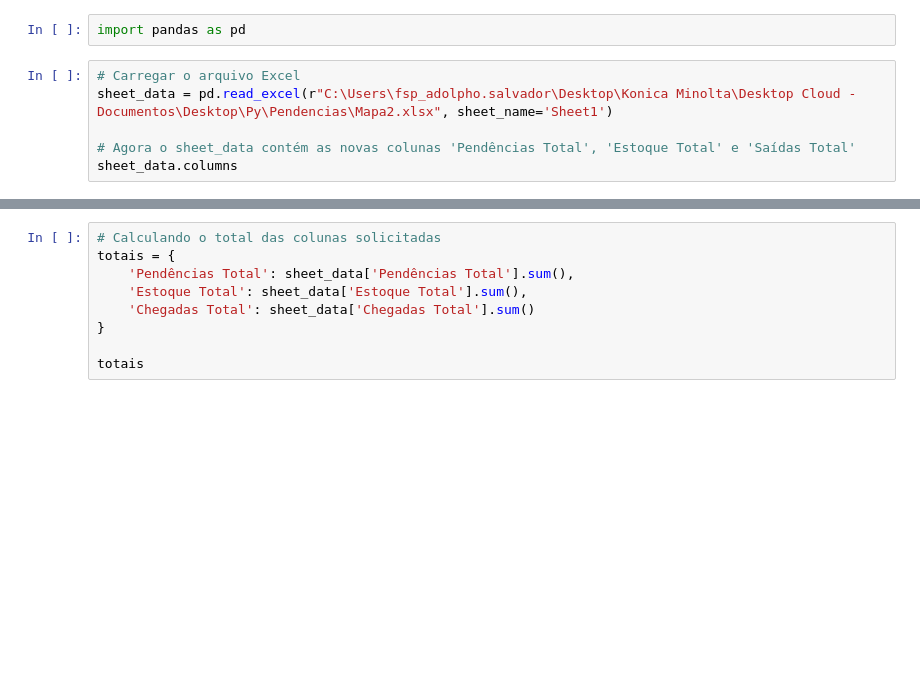
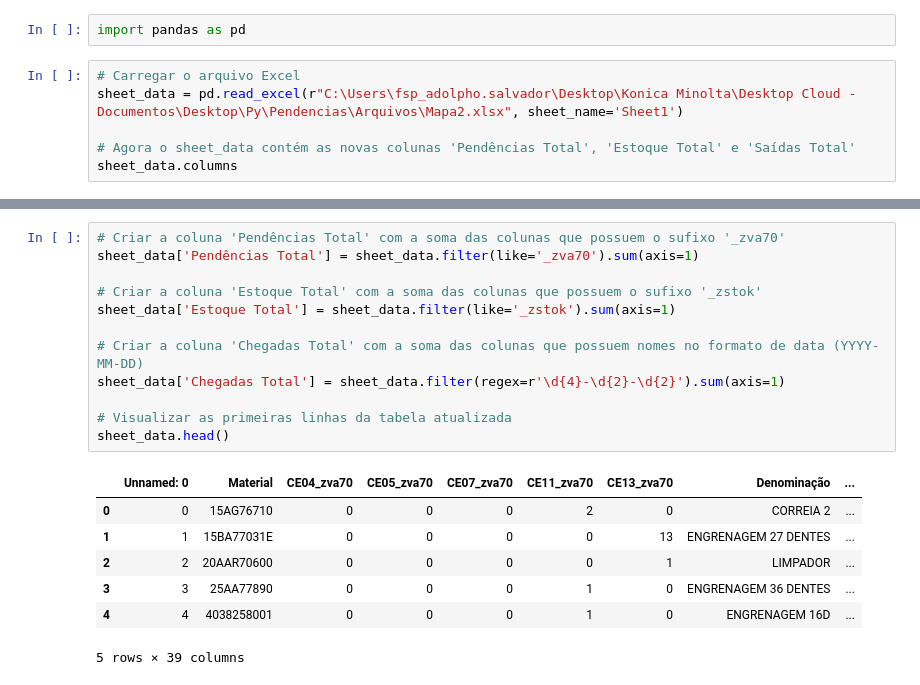
Before and after one commit to AdolphoBorgesSalvador/Analise, a Jupyter notebook: Pendencia/analise.ipynb, the cells around one changed output, grey strips where cells are left out. Saved outputs shown, nothing was run; the diff lists cells and outputs as text; blank space fills up the shorter version.

```diff
--- a/Pendencia/analise.ipynb
+++ b/Pendencia/analise.ipynb
@@ -2,7 +2,7 @@
 import pandas as pd
 # %%
 # Carregar o arquivo Excel
-sheet_data = pd.read_excel(r"C:\Users\fsp_adolpho.salvador\Desktop\Konica Minolta\Desktop Cloud - Documentos\Desktop\Py\Pendencias\Mapa2.xlsx", sheet_name='Sheet1')
+sheet_data = pd.read_excel(r"C:\Users\fsp_adolpho.salvador\Desktop\Konica Minolta\Desktop Cloud - Documentos\Desktop\Py\Pendencias\Arquivos\Mapa2.xlsx", sheet_name='Sheet1')
 
 # Agora o sheet_data contém as novas colunas 'Pendências Total', 'Estoque Total' e 'Saídas Total'
 sheet_data.columns
@@ -9,12 +19,23 @@ sheet_data.columns
-# %%
-# Calculando o total das colunas solicitadas
-totais = {
-    'Pendências Total': sheet_data['Pendências Total'].sum(),
-    'Estoque Total': sheet_data['Estoque Total'].sum(),
-    'Chegadas Total': sheet_data['Chegadas Total'].sum()
-}
-
-totais
+# %%
+# Criar a coluna 'Pendências Total' com a soma das colunas que possuem o sufixo '_zva70'
+sheet_data['Pendências Total'] = sheet_data.filter(like='_zva70').sum(axis=1)
+
+# Criar a coluna 'Estoque Total' com a soma das colunas que possuem o sufixo '_zstok'
+sheet_data['Estoque Total'] = sheet_data.filter(like='_zstok').sum(axis=1)
+
+# Criar a coluna 'Chegadas Total' com a soma das colunas que possuem nomes no formato de data (YYYY-MM-DD)
+sheet_data['Chegadas Total'] = sheet_data.filter(regex=r'\d{4}-\d{2}-\d{2}').sum(axis=1)
+
+# Visualizar as primeiras linhas da tabela atualizada
+sheet_data.head()
+# %% [output]
+|  | Unnamed: 0 | Material | CE04_zva70 | CE05_zva70 | CE07_zva70 | CE11_zva70 | CE13_zva70 | Denominação | ... |
+| 0 | 0 | 15AG76710 | 0 | 0 | 0 | 2 | 0 | CORREIA 2 | ... |
+| 1 | 1 | 15BA77031E | 0 | 0 | 0 | 0 | 13 | ENGRENAGEM 27 DENTES | ... |
+| 2 | 2 | 20AAR70600 | 0 | 0 | 0 | 0 | 1 | LIMPADOR | ... |
+| 3 | 3 | 25AA77890 | 0 | 0 | 0 | 1 | 0 | ENGRENAGEM 36 DENTES | ... |
+| 4 | 4 | 4038258001 | 0 | 0 | 0 | 1 | 0 | ENGRENAGEM 16D | ... |
+5 rows × 39 columns
 # %%
 # Adicionar uma coluna que identifica se é necessário comprar materiais
 sheet_data['Compra Necessária'] = sheet_data['Pendências Total'] > (sheet_data['Estoque Total'] + sheet_data['Chegadas Total'])
```
Also changed, not shown: parts of 7 cells of this notebook.
